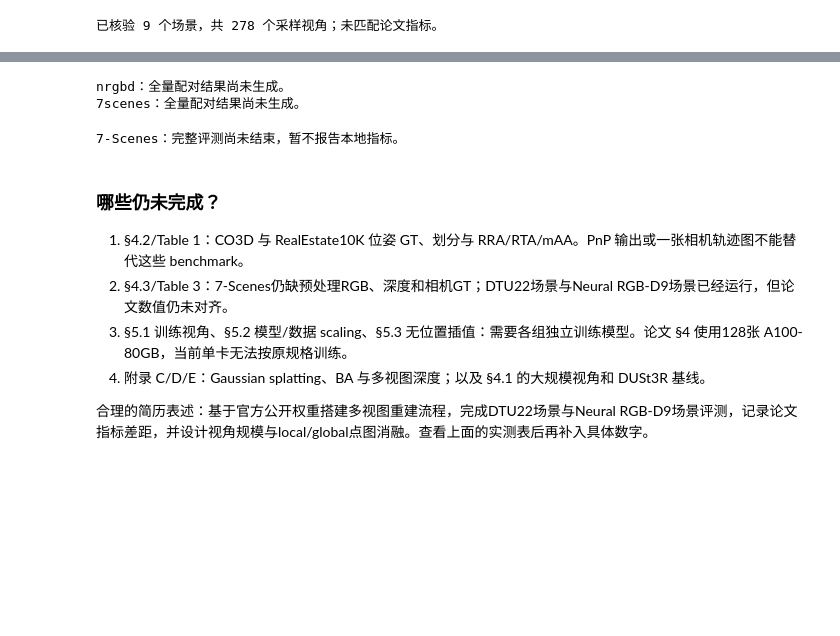
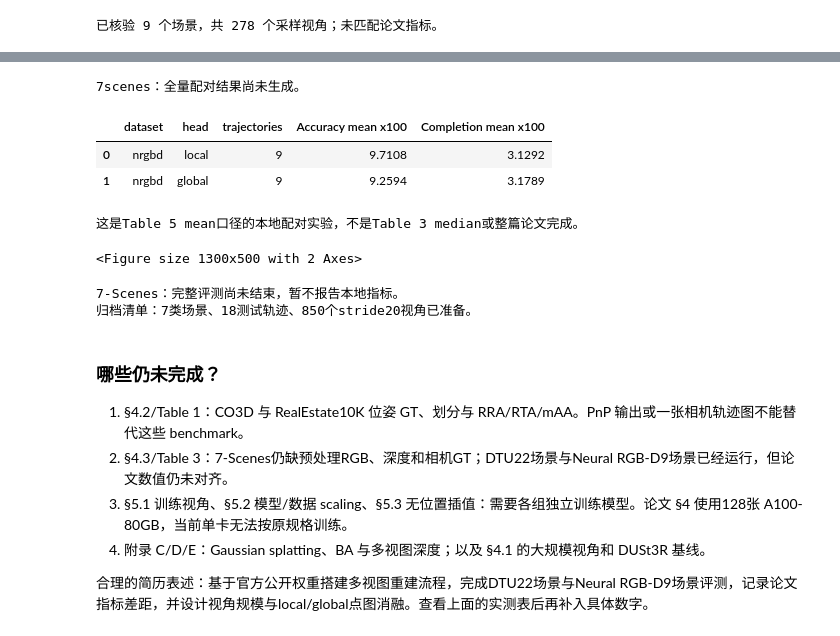
Before and after one commit to Yiran-yetuser/fast3r, a Jupyter notebook: fast3r_reproduction.ipynb, the cells around one changed output, grey strips where cells are left out. Saved outputs shown, nothing was run; the diff lists cells and outputs as text; code cells hidden in the pictures; blank space fills up the shorter version.

Commit message:
repro: archive NRGBD paired results and complete 7-Scenes preparation

```diff
--- a/fast3r_reproduction.ipynb
+++ b/fast3r_reproduction.ipynb
@@ -1250,38 +1254,74 @@ else:
 paired_rows = []
 for dataset_name, filename in [('nrgbd', 'nrgbd_paired_seed42_stride40.json'), ('7scenes', '7scenes_paired_seed42_stride20.json')]:
     path = paper_root / 'results' / filename
     if not path.exists():
         print(f'{dataset_name}：全量配对结果尚未生成。')
         continue
     report = json.loads(path.read_text())
     assert report['dataset'] == dataset_name and report['head'] == 'both' and report['paired_same_forward']
+    assert report['aggregate_mean_head'] == 'local' and report['aggregate_mean'] == report['aggregate_by_head']['local']
     assert report['scene_count'] == len(report['scenes']) == len({r['scene'] for r in report['scenes']})
     if dataset_name == 'nrgbd':
         manifest = json.loads((paper_root / 'results/nrgbd_data_manifest.json').read_text())
         expected = set(manifest['scene_names'])
+        assert len(expected) == 9
+        old = json.loads((paper_root / 'results/nrgbd_seed42_stride40.json').read_text())
+        old_rows = {r['scene']: r for r in old['scenes']}
+        assert all(r['metrics_by_head']['local'] == old_rows[r['scene']]['metrics'] and r['seed'] == old_rows[r['scene']]['seed'] and r['views'] == old_rows[r['scene']]['views'] for r in report['scenes'])
     else:
         manifest = json.loads((paper_root / 'results/7scenes_data_manifest.json').read_text())
         assert manifest['status'] == 'prepared' and len(manifest['scenes_expected']) == 7
         expected = {r['scene'] + '/' + r['sequence'] for r in manifest['sequences']}
     assert {r['scene'] for r in report['scenes']} == expected
     for head in ['local', 'global']:
         for metric, value in report['aggregate_by_head'][head].items():
             values = [r['metrics_by_head'][head][metric] for r in report['scenes']]
             assert np.isfinite(values).all() and np.isclose(value, np.mean(values), rtol=1e-12, atol=1e-12)
         paired_rows.append({'dataset': dataset_name, 'head': head, 'trajectories': len(expected),
             'Accuracy mean x100': report['aggregate_by_head'][head]['accuracy'] * 100,
             'Completion mean x100': report['aggregate_by_head'][head]['completion'] * 100})
     assert all(r['paired_same_forward'] for r in report['scenes'])
 if paired_rows:
     display(pd.DataFrame(paired_rows).round(4))
     print('这是Table 5 mean口径的本地配对实验，不是Table 3 median或整篇论文完成。')
+nrgbd_paired_path = paper_root / 'results/nrgbd_paired_seed42_stride40.json'
+if nrgbd_paired_path.exists():
+    nrgbd_paired = json.loads(nrgbd_paired_path.read_text())
+    deltas = pd.DataFrame([{'scene': r['scene'],
+        'Accuracy': (r['metrics_by_head']['global']['accuracy'] - r['metrics_by_head']['local']['accuracy']) * 100,
+        'Completion': (r['metrics_by_head']['global']['completion'] - r['metrics_by_head']['local']['completion']) * 100}
+        for r in nrgbd_paired['scenes']]).set_index('scene')
+    fig, axes = plt.subplots(1, 2, figsize=(13, 5), sharey=True)
+    for ax, metric in zip(axes, ['Accuracy', 'Completion']):
+        values = deltas[metric]
+        ax.barh(deltas.index.str.replace('_', ' '), values, color=['#2563eb' if v < 0 else '#d97706' for v in values])
+        ax.axvline(0, color='black', linewidth=1)
+        ax.set_title(metric + ' mean distance x100')
+        ax.set_xlabel('Global minus aligned local (negative: global better)')
+        ax.grid(axis='x', alpha=.25)
+    fig.suptitle('NRGBD paired head ablation: 9 scenes, same forward predictions')
+    fig.tight_layout()
+    fig.savefig(paper_root / 'results/figures/nrgbd_paired_heads.png', dpi=160, bbox_inches='tight')
+    plt.show()
 # %% [output]
-nrgbd：全量配对结果尚未生成。
 7scenes：全量配对结果尚未生成。
+|  | dataset | head | trajectories | Accuracy mean x100 | Completion mean x100 |
+| 0 | nrgbd | local | 9 | 9.7108 | 3.1292 |
+| 1 | nrgbd | global | 9 | 9.2594 | 3.1789 |
+这是Table 5 mean口径的本地配对实验，不是Table 3 median或整篇论文完成。
+<Figure size 1300x500 with 2 Axes>
 # %%
 seven_path = paper_root / 'results/7scenes_paired_seed42_stride20.json'
 if not seven_path.exists():
     print('7-Scenes：完整评测尚未结束，暂不报告本地指标。')
+    prepared_path = paper_root / 'results/7scenes_data_manifest.json'
+    if prepared_path.exists():
+        prepared = json.loads(prepared_path.read_text())
+        if prepared['status'] == 'prepared':
+            assert len(prepared['scenes_expected']) == 7 and prepared['trajectory_count'] == len(prepared['sequences']) == 18
+            assert len({(r['scene'], r['sequence']) for r in prepared['sequences']}) == 18
+            assert all(r['stored_indices'] == list(range(0, r['original_frame_count'], 20)) and r['selected_member_crc_checked'] and r['sequence_zip_crc_checked'] for r in prepared['sequences'])
+            print(f"归档清单：7类场景、18测试轨迹、{sum(len(r['stored_indices']) for r in prepared['sequences'])}个stride20视角已准备。")
 else:
     seven = json.loads(seven_path.read_text())
     assert seven['dataset'] == '7scenes' and seven['kf_every'] == 20 and seven['seed'] == 42
@@ -1294,6 +1334,7 @@ else:
     print(f"7类场景、{seven['scene_count']}条测试轨迹：先按官方实现逐轨迹median再平均、乘100。")
 # %% [output]
 7-Scenes：完整评测尚未结束，暂不报告本地指标。
+归档清单：7类场景、18测试轨迹、850个stride20视角已准备。
 # %% [markdown]
 ### 哪些仍未完成？
 
```
Also changed, not shown: parts of 1 cell of this notebook, 7 other files.
